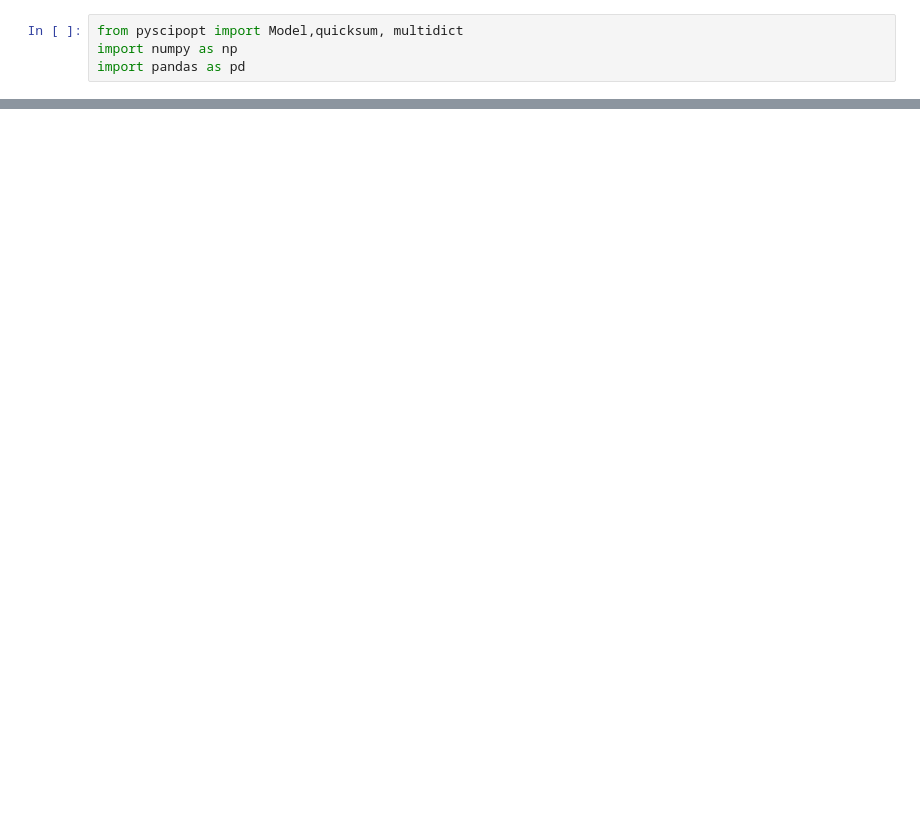
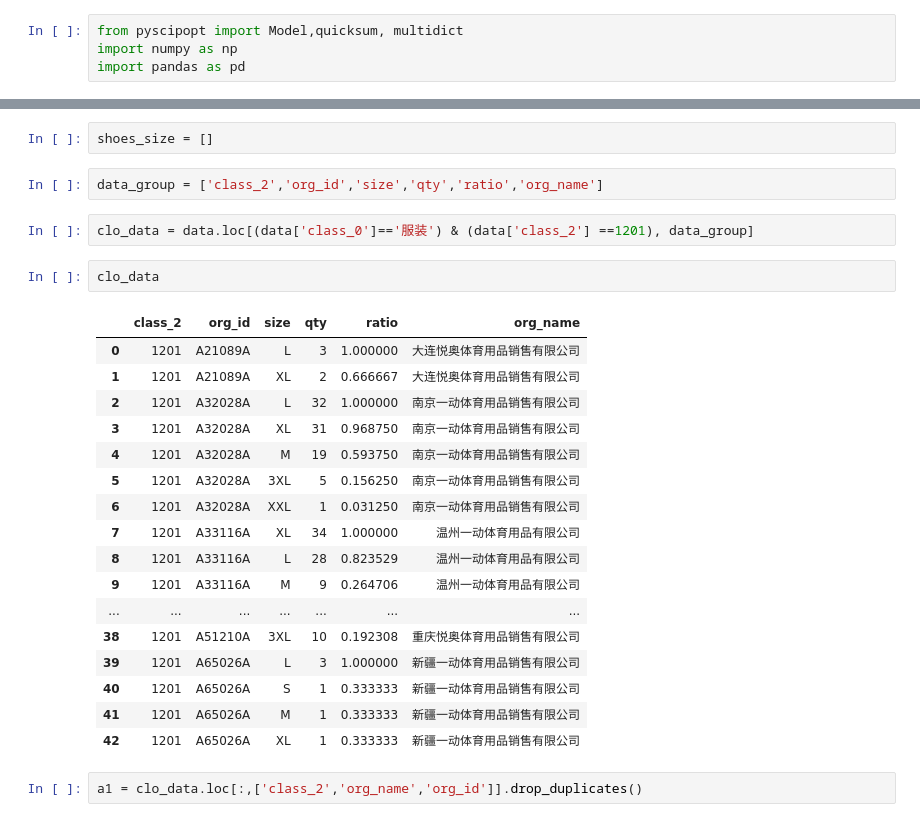
Before and after one commit to liujunnuist/readcode, a Jupyter notebook: ljtext/LiNingmodle.ipynb, the cells around one changed output, grey strips where cells are left out. Drawn from its saved outputs; the diff is of its cells as text; blank space fills up the shorter version.

```diff
--- a/ljtext/LiNingmodle.ipynb
+++ b/ljtext/LiNingmodle.ipynb
@@ -6,0 +75,28 @@ import pandas as pd
+# %%
+shoes_size = []
+# %%
+data_group = ['class_2','org_id','size','qty','ratio','org_name']
+# %%
+clo_data = data.loc[(data['class_0']=='服装') & (data['class_2'] ==1201), data_group]
+# %%
+clo_data
+# %% [output]
+|  | class_2 | org_id | size | qty | ratio | org_name |
+| 0 | 1201 | A21089A | L | 3 | 1.000000 | 大连悦奥体育用品销售有限公司 |
+| 1 | 1201 | A21089A | XL | 2 | 0.666667 | 大连悦奥体育用品销售有限公司 |
+| 2 | 1201 | A32028A | L | 32 | 1.000000 | 南京一动体育用品销售有限公司 |
+| 3 | 1201 | A32028A | XL | 31 | 0.968750 | 南京一动体育用品销售有限公司 |
+| 4 | 1201 | A32028A | M | 19 | 0.593750 | 南京一动体育用品销售有限公司 |
+| 5 | 1201 | A32028A | 3XL | 5 | 0.156250 | 南京一动体育用品销售有限公司 |
+| 6 | 1201 | A32028A | XXL | 1 | 0.031250 | 南京一动体育用品销售有限公司 |
+| 7 | 1201 | A33116A | XL | 34 | 1.000000 | 温州一动体育用品有限公司 |
+| 8 | 1201 | A33116A | L | 28 | 0.823529 | 温州一动体育用品有限公司 |
+| 9 | 1201 | A33116A | M | 9 | 0.264706 | 温州一动体育用品有限公司 |
+| ... | ... | ... | ... | ... | ... | ... |
+| 38 | 1201 | A51210A | 3XL | 10 | 0.192308 | 重庆悦奥体育用品销售有限公司 |
+| 39 | 1201 | A65026A | L | 3 | 1.000000 | 新疆一动体育用品销售有限公司 |
+| 40 | 1201 | A65026A | S | 1 | 0.333333 | 新疆一动体育用品销售有限公司 |
+| 41 | 1201 | A65026A | M | 1 | 0.333333 | 新疆一动体育用品销售有限公司 |
+| 42 | 1201 | A65026A | XL | 1 | 0.333333 | 新疆一动体育用品销售有限公司 |
+# %%
+a1 = clo_data.loc[:,['class_2','org_name','org_id']].drop_duplicates()
```
Also changed, not shown: parts of 58 cells of this notebook, 3 other files.
